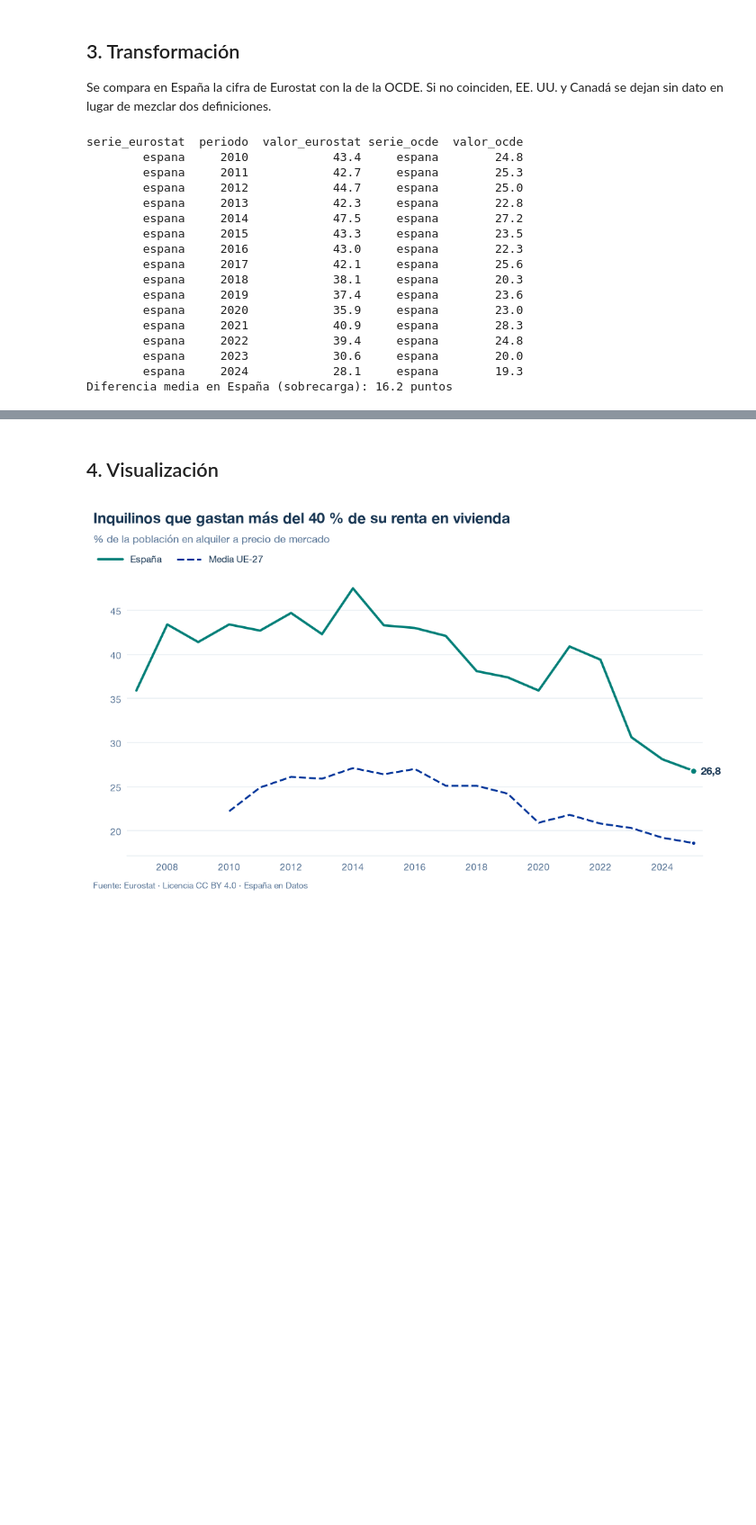
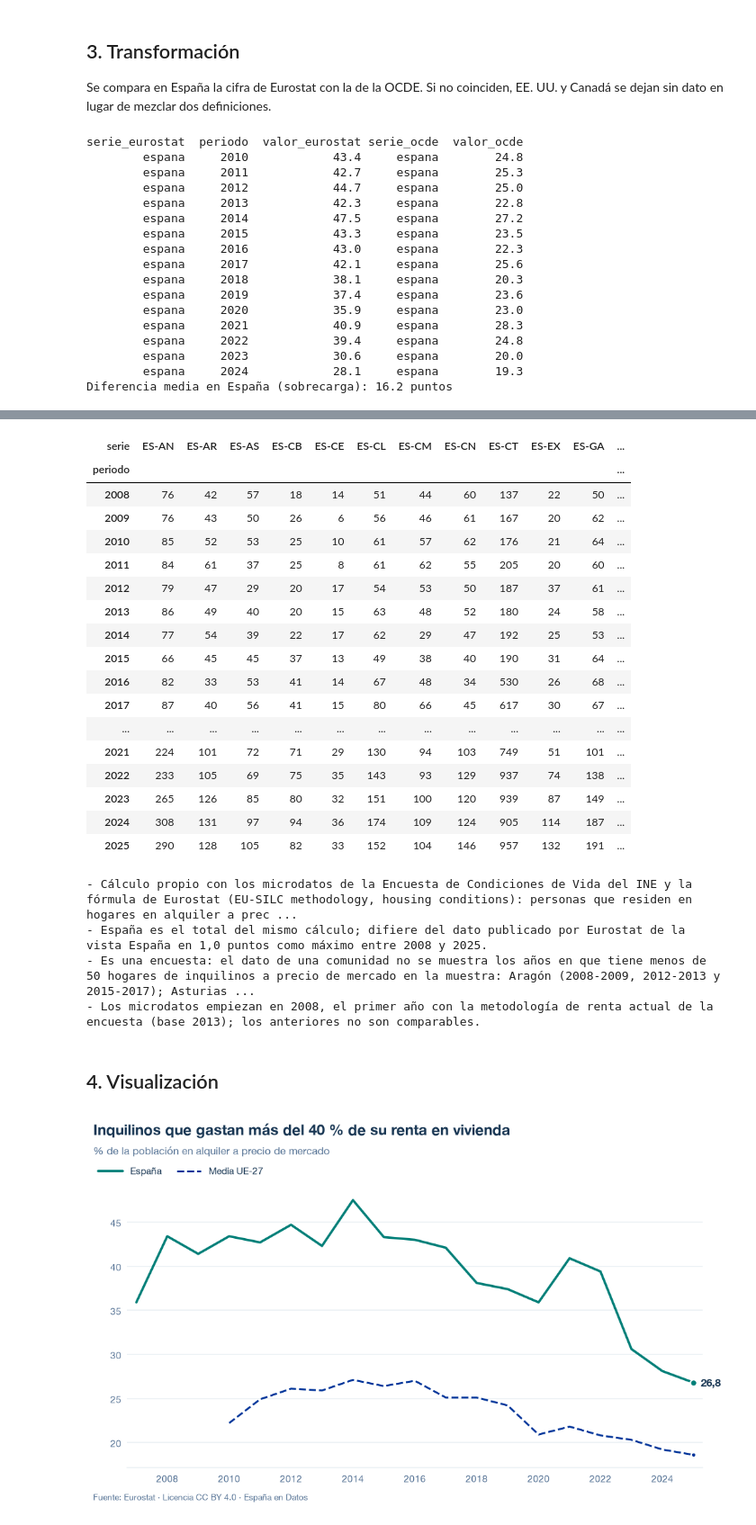
Before and after one commit to renatospc/espana-en-datos, a Jupyter notebook: temas/vivienda/notebooks/sobrecarga-coste-inquilinos.ipynb, the cells around one changed output, grey strips where cells are left out. Shown at 90% size. Cells and saved outputs as stored; diff of their text form; code cells hidden in the pictures; blank space fills up the shorter version.

```diff
--- a/temas/vivienda/notebooks/sobrecarga-coste-inquilinos.ipynb
+++ b/temas/vivienda/notebooks/sobrecarga-coste-inquilinos.ipynb
@@ -87,6 +111,58 @@ NOTAS = [
     f"EE. UU. y Canadá: la OECD Affordable Housing Database (HC1.2) solo cuenta hipoteca y alquiler; en España difiere de la cifra de Eurostat en {DIF:.1f} puntos de media en los años comunes, así que no es comparable y esas series quedan sin dato.",
     "OCDE: la OECD Affordable Housing Database no publica una media de sus países en las series anuales.",
 ]
+
+# Vista por comunidades. Comprobación: el total de España del cálculo frente al dato de Eurostat
+espana_calculo = ccaa[ccaa.serie == "espana"].set_index("periodo")["tasa"]
+contraste = pd.DataFrame({"cálculo ECV": espana_calculo, "Eurostat": euro[euro.serie == "espana"].set_index("periodo")["valor"]}).dropna()
+contraste["diferencia"] = contraste["cálculo ECV"] - contraste["Eurostat"]
+display(contraste.round(2))
+DIF_MAX = contraste["diferencia"].abs().max()
+assert DIF_MAX < 1.5, f"el cálculo con los microdatos se aleja de Eurostat ({DIF_MAX:.1f} puntos): ¿ha cambiado algún fichero?"
+
+# Sin dato si la muestra es pequeña (España siempre tiene muestra suficiente)
+pocos = ccaa[(ccaa.serie != "espana") & (ccaa.hogares < MUESTRA_MINIMA)]
+df_ccaa = ccaa.assign(valor=ccaa["tasa"].where((ccaa.serie == "espana") | (ccaa.hogares >= MUESTRA_MINIMA)))
+con_dato = set(df_ccaa.loc[df_ccaa.valor.notna(), "serie"])
+df_ccaa = df_ccaa[df_ccaa.serie.isin(con_dato)][["serie", "periodo", "valor"]]
+display(ccaa.pivot(index="periodo", columns="serie", values="hogares"))
+
+
+def tramos(años: list[int]) -> str:
+    """«2009-2013, 2015 y 2018»: años seguidos agrupados en intervalos."""
+    grupos: list[list[int]] = []
+    for a in sorted(años):
+        if grupos and a == grupos[-1][-1] + 1:
+            grupos[-1].append(a)
+        else:
+            grupos.append([a])
+    partes = [f"{g[0]}-{g[-1]}" if len(g) > 1 else str(g[0]) for g in grupos]
+    return partes[0] if len(partes) == 1 else f"{', '.join(partes[:-1])} y {partes[-1]}"
+
+
+from lib.ccaa import NOMBRES_CCAA
+
+ANIOS = sorted(ccaa.periodo.unique())
+fuera = [
+    f"{NOMBRES_CCAA[s]} ({'todos los años' if len(g) == len(ANIOS) else tramos(g.periodo.tolist())})"
+    for s, g in sorted(pocos.groupby("serie"), key=lambda x: NOMBRES_CCAA[x[0]])
+]
+fuentes_ccaa = [
+    FuenteMeta(s, ecv.ORGANISMO,
+               f"Encuesta de Condiciones de Vida, microdatos {ANIOS[0]}-{ANIOS[-1]} (base 2013): cálculo propio con la fórmula de Eurostat",
+               ecv.URL_MICRODATOS, fuente_ecv.fecha_consulta)
+    for s in sorted(con_dato)
+]
+NOTAS_CCAA = [
+    "Cálculo propio con los microdatos de la Encuesta de Condiciones de Vida del INE y la fórmula de Eurostat (EU-SILC methodology, housing conditions): personas que residen en hogares en alquiler a precio de mercado cuyos gastos de vivienda, descontadas las ayudas a la vivienda, superan el 40 % de su renta disponible, también sin las ayudas; ponderadas con el peso transversal de la encuesta. Eurostat no publica esta tasa por comunidad autónoma.",
+    f"España es el total del mismo cálculo; difiere del dato publicado por Eurostat de la vista España en {f"{DIF_MAX:.1f}".replace(".", ",")} puntos como máximo entre {contraste.index.min()} y {contraste.index.max()}.",
+    f"Es una encuesta: el dato de una comunidad no se muestra los años en que tiene menos de {MUESTRA_MINIMA} hogares de inquilinos a precio de mercado en la muestra"
+    + (f": {'; '.join(fuera)}." if fuera else "."),
+    f"Los microdatos empiezan en {ANIOS[0]}, el primer año con la metodología de renta actual de la encuesta (base 2013); los anteriores no son comparables.",
+]
+vista_ccaa = construir_vista_ccaa(df_ccaa, fuentes_ccaa, unidad=UNIDAD, notas=NOTAS_CCAA, desde=DESDE)
+for n in NOTAS_CCAA:
+    print("-", n)
 # %% [output]
 serie_eurostat  periodo  valor_eurostat serie_ocde  valor_ocde
         espana     2010            43.4     espana        24.8
@@ -108,3 +202,25 @@ Diferencia media en España (sobrecarga): 16.2 puntos
+| serie | ES-AN | ES-AR | ES-AS | ES-CB | ES-CE | ES-CL | ES-CM | ES-CN | ES-CT | ES-EX | ES-GA | ... |
+| periodo |  |  |  |  |  |  |  |  |  |  |  | ... |
+| 2008 | 76 | 42 | 57 | 18 | 14 | 51 | 44 | 60 | 137 | 22 | 50 | ... |
+| 2009 | 76 | 43 | 50 | 26 | 6 | 56 | 46 | 61 | 167 | 20 | 62 | ... |
+| 2010 | 85 | 52 | 53 | 25 | 10 | 61 | 57 | 62 | 176 | 21 | 64 | ... |
+| 2011 | 84 | 61 | 37 | 25 | 8 | 61 | 62 | 55 | 205 | 20 | 60 | ... |
+| 2012 | 79 | 47 | 29 | 20 | 17 | 54 | 53 | 50 | 187 | 37 | 61 | ... |
+| 2013 | 86 | 49 | 40 | 20 | 15 | 63 | 48 | 52 | 180 | 24 | 58 | ... |
+| 2014 | 77 | 54 | 39 | 22 | 17 | 62 | 29 | 47 | 192 | 25 | 53 | ... |
+| 2015 | 66 | 45 | 45 | 37 | 13 | 49 | 38 | 40 | 190 | 31 | 64 | ... |
+| 2016 | 82 | 33 | 53 | 41 | 14 | 67 | 48 | 34 | 530 | 26 | 68 | ... |
+| 2017 | 87 | 40 | 56 | 41 | 15 | 80 | 66 | 45 | 617 | 30 | 67 | ... |
+| ... | ... | ... | ... | ... | ... | ... | ... | ... | ... | ... | ... | ... |
+| 2021 | 224 | 101 | 72 | 71 | 29 | 130 | 94 | 103 | 749 | 51 | 101 | ... |
+| 2022 | 233 | 105 | 69 | 75 | 35 | 143 | 93 | 129 | 937 | 74 | 138 | ... |
+| 2023 | 265 | 126 | 85 | 80 | 32 | 151 | 100 | 120 | 939 | 87 | 149 | ... |
+| 2024 | 308 | 131 | 97 | 94 | 36 | 174 | 109 | 124 | 905 | 114 | 187 | ... |
+| 2025 | 290 | 128 | 105 | 82 | 33 | 152 | 104 | 146 | 957 | 132 | 191 | ... |
+- Cálculo propio con los microdatos de la Encuesta de Condiciones de Vida del INE y la fórmula de Eurostat (EU-SILC methodology, housing conditions): personas que residen en hogares en alquiler a prec ...
+- España es el total del mismo cálculo; difiere del dato publicado por Eurostat de la vista España en 1,0 puntos como máximo entre 2008 y 2025.
+- Es una encuesta: el dato de una comunidad no se muestra los años en que tiene menos de 50 hogares de inquilinos a precio de mercado en la muestra: Aragón (2008-2009, 2012-2013 y 2015-2017); Asturias ...
+- Los microdatos empiezan en 2008, el primer año con la metodología de renta actual de la encuesta (base 2013); los anteriores no son comparables.
 # %% [markdown]
 ## 4. Visualización
 # %%
```
Also changed, not shown: parts of 8 cells of this notebook, 29 other files.
